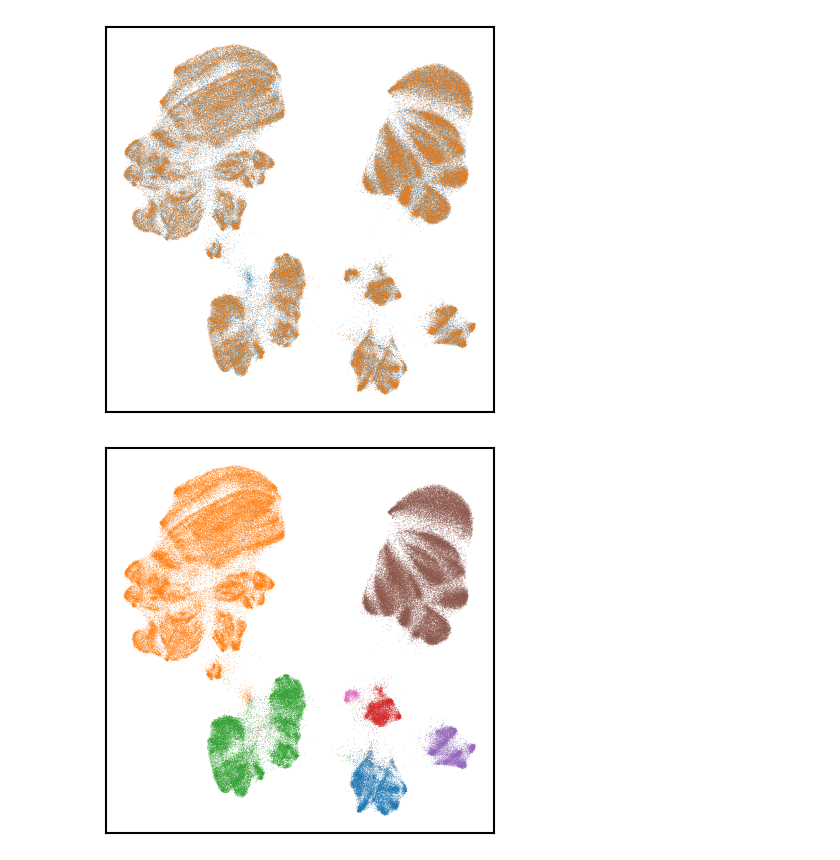
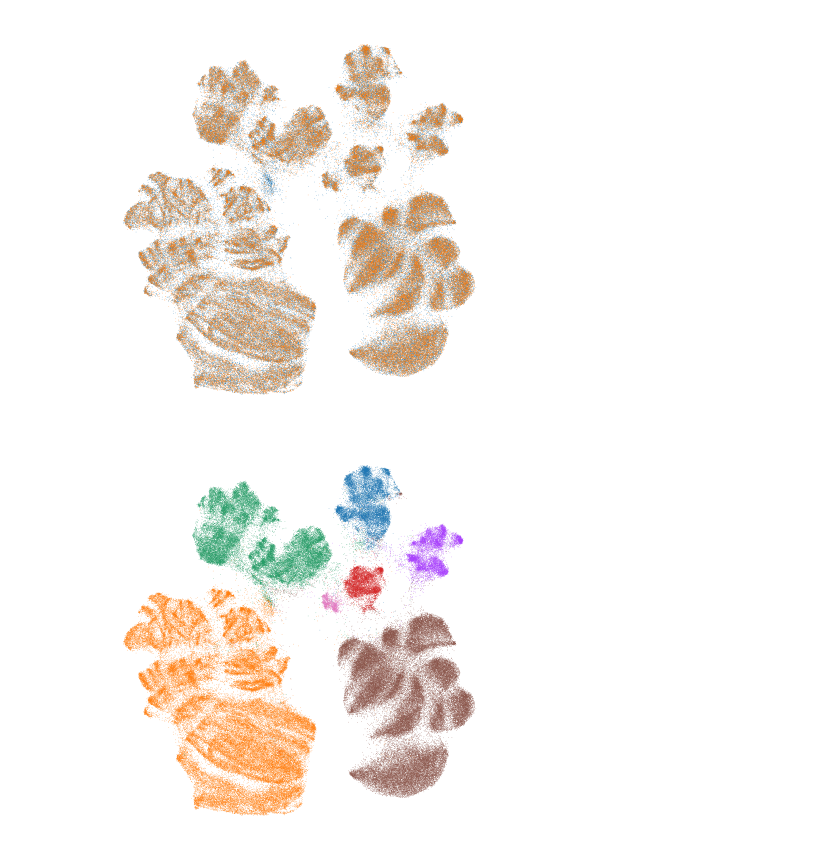
Before and after one commit to 23AIBox/scMamba, a Jupyter notebook: tutorials/umap_plot_for_paper.ipynb, the cells around one changed output. Drawn from its saved outputs; the diff is of its cells as text; code cells hidden in the pictures.

```diff
--- a/tutorials/umap_plot_for_paper.ipynb
+++ b/tutorials/umap_plot_for_paper.ipynb
@@ -7,17 +7,16 @@ import seaborn as sns
 import os
 from threadpoolctl import threadpool_limits
 # %%
-methods = ['scMamba', 'scCLIP', 'CVQVAE', 'GLUE', 'SCALEX', 'scVI', 'Scanorama', 'Harmony']
 methods = ['scMamba']
 dataset = "SHAREV2_BMMC"
 for method in methods:
-    adata = sc.read_h5ad(f"../results/benckmark/ADbatchsize64projection_dim64/concat.h5ad")
+    adata = sc.read_h5ad(f"../results/benckmark/ADbatchsize128projection_dim64/concat.h5ad")
     adata.obs['modality'] = adata.obs['modality'].cat.add_categories(['scRNA-seq', 'scATAC-seq'])
     adata.obs.loc[adata.obs['modality'] == 'rna', "modality"] = "scRNA-seq"
     adata.obs.loc[adata.obs['modality'] == 'atac', "modality"] = "scATAC-seq"
     adata.obs['modality'] = adata.obs['modality'].cat.remove_categories(['rna', 'atac'])
 
-    sc.pp.neighbors(adata, metric="cosine", use_rep="X", n_neighbors=1000)
+    sc.pp.neighbors(adata, metric="cosine", use_rep="X", n_neighbors=15)
     sc.tl.umap(adata, min_dist=0.5, spread=1.8)
 
     fig1, ax1 = plt.subplots(1, 1, figsize=(5, 5))
@@ -34,40 +33,48 @@ for method in methods:
     ax1.set_xlabel('')
     ax1.set_ylabel('')
     ax1.set_title("", fontsize=13)
+    ax1.spines['top'].set_visible(False)
+    ax1.spines['right'].set_visible(False)
+    ax1.spines['left'].set_visible(False)
+    ax1.spines['bottom'].set_visible(False)
     # Add thick border
     for spine in ax1.spines.values():
         spine.set_edgecolor('black')  # Set border color
         spine.set_linewidth(1.5)  # Set border thickness
 
     fig1.show()
     save_dir = "./results"
     # fig1.savefig(os.path.join(save_dir, f"{method}_umap1.png"), dpi=600, transparent=True)
 
     fig2, ax2 = plt.subplots(1, 1, figsize=(5, 5))
     sc.pl.umap(
         adata,
         color="cell_type",
         ax=ax2,
-        palette=sns.color_palette(
-        "tab10", np.unique(adata.obs["cell_type"].values).size
-        ),
+        # palette=sns.color_palette(
+        # "tab10", np.unique(adata.obs["cell_type"].values).size
+        # ),
         # palette=set2_palette,
         show=False,
         legend_loc=None
         # wspace=0.65,
         # ncols=4
     )
     ax2.set_xlabel('')
     ax2.set_ylabel('')
     ax2.set_title("", fontsize=13)
+    ax2.spines['top'].set_visible(False)
+    ax2.spines['right'].set_visible(False)
+    ax2.spines['left'].set_visible(False)
+    ax2.spines['bottom'].set_visible(False)
     # Add thick border
     for spine in ax2.spines.values():
         spine.set_edgecolor('black')  # Set border color
         spine.set_linewidth(1.5)  # Set border thickness
     fig2.show()
     # fig2.savefig(os.path.join(save_dir, f"{method}_umap2.png"), dpi=600, transparent=True)
     # save_dir = f"{dataset}_umap"
     # fig.savefig(os.path.join(save_dir, f"{method}_umap_results.pdf"), dpi=500, format='pdf')
 # %% [output]
-[figure, old version]
+[figure, new version]
-[figure, old version]
+[figure, new version]
```
Also changed, not shown: parts of 1 cell of this notebook, 16 other files.
